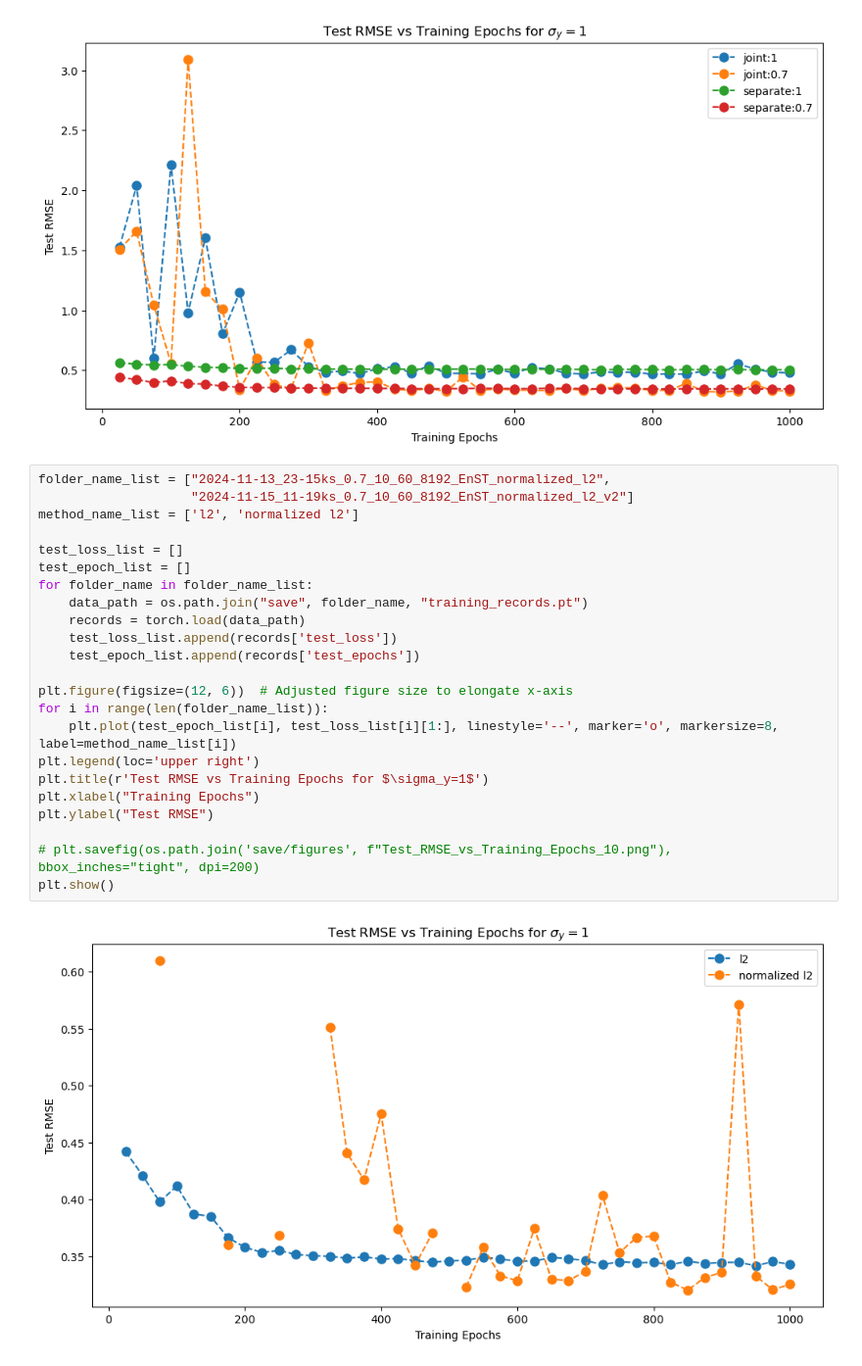
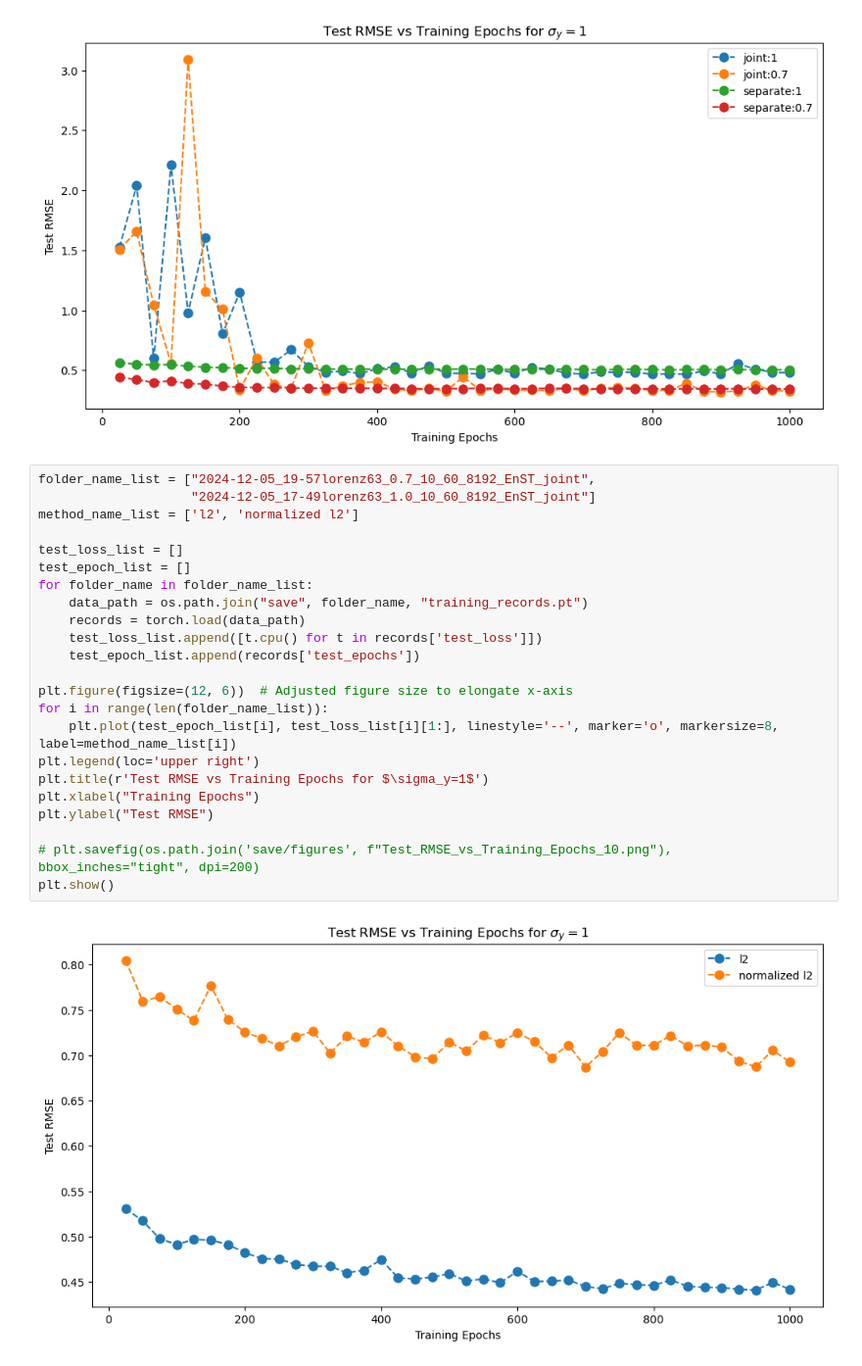
Before and after one commit to wispcarey/DALearning, a Jupyter notebook: test_notebooks/training_curves.ipynb, the cells around one changed output. Shown at 98% size. Saved outputs shown, nothing was run; the diff lists cells and outputs as text.

```diff
--- a/test_notebooks/training_curves.ipynb
+++ b/test_notebooks/training_curves.ipynb
@@ -104,27 +104,27 @@ plt.show()
 # %% [output]
 [figure]
 # %%
-folder_name_list = ["2024-11-13_23-15ks_0.7_10_60_8192_EnST_normalized_l2",
-                    "2024-11-15_11-19ks_0.7_10_60_8192_EnST_normalized_l2_v2"]
+folder_name_list = ["2024-12-05_19-57lorenz63_0.7_10_60_8192_EnST_joint",
+                    "2024-12-05_17-49lorenz63_1.0_10_60_8192_EnST_joint"]
 method_name_list = ['l2', 'normalized l2']
 
 test_loss_list = []
 test_epoch_list = []
 for folder_name in folder_name_list:
     data_path = os.path.join("save", folder_name, "training_records.pt")
     records = torch.load(data_path)
-    test_loss_list.append(records['test_loss'])
+    test_loss_list.append([t.cpu() for t in records['test_loss']])
     test_epoch_list.append(records['test_epochs'])
 
 plt.figure(figsize=(12, 6))  # Adjusted figure size to elongate x-axis
 for i in range(len(folder_name_list)):
     plt.plot(test_epoch_list[i], test_loss_list[i][1:], linestyle='--', marker='o', markersize=8, label=method_name_list[i])
 plt.legend(loc='upper right')
 plt.title(r'Test RMSE vs Training Epochs for $\sigma_y=1$')
 plt.xlabel("Training Epochs")
 plt.ylabel("Test RMSE")
 
 # plt.savefig(os.path.join('save/figures', f"Test_RMSE_vs_Training_Epochs_10.png"), bbox_inches="tight", dpi=200)
 plt.show()
 # %% [output]
-[figure, old version]
+[figure, new version]
```
Also changed, not shown: parts of 3 cells of this notebook, 13 other files.
